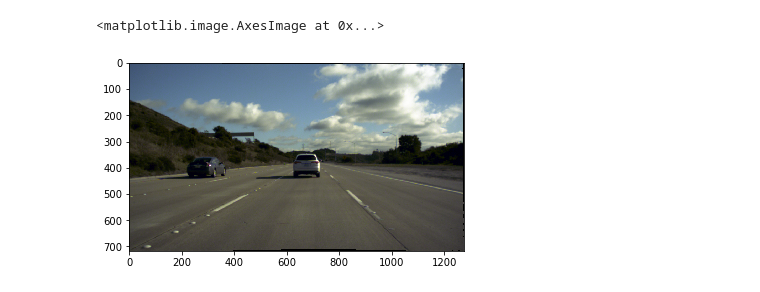
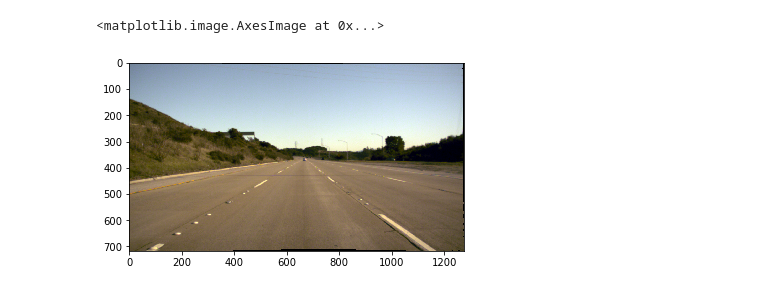
Before and after one commit to jlevine272/Road-Segmentation, a Jupyter notebook: lane_detect.ipynb, the cells around one changed output. Cells and saved outputs as stored; diff of their text form; code cells hidden in the pictures.

```diff
--- a/lane_detect.ipynb
+++ b/lane_detect.ipynb
@@ -5,8 +6,8 @@ import matplotlib.pyplot as plt
 # %%
-img_rgb = mimg.imread("/data3/sb56/CP_proj/color_images/test/images-2014-12-22-13-22-35_mapping_280S_2nd_lane/1419283529_0265741000_color_rect.png")
+img_rgb = mimg.imread("/data3/sb56/CP_proj/color_images/color_images/valid/images-2014-12-22-14-19-07_mapping_280S_3rd_lane/1419286920_0093859000_color_rect.png")
 plt.imshow(img_rgb)
 # %% [output]
 <matplotlib.image.AxesImage at 0x...>
-[figure, old version]
+[figure, new version]
 # %%
 ld = LaneDetector(0.05, 0.09, 7, line_threshold=100)
```
Also changed, not shown: parts of 9 cells of this notebook, 16 other files.
